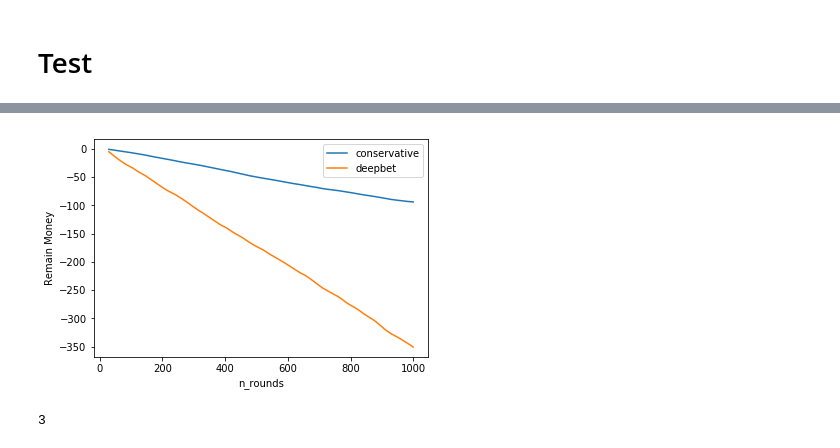
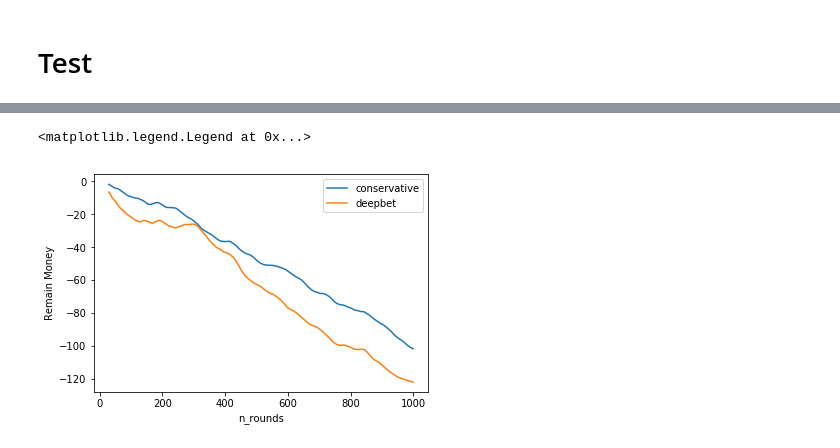
Before and after one commit to Robertren/RLBlackjack, a Jupyter notebook: Betting Environment.ipynb, the cells around one changed output, grey strips where cells are left out. Saved outputs shown, nothing was run; the diff lists cells and outputs as text; code cells hidden in the pictures.

```diff
--- a/Betting Environment.ipynb
+++ b/Betting Environment.ipynb
@@ -32,6 +32,7 @@ class BlackjackBetEnv(object):
         blackjack_agent_class,
         pretrained_agent_path=None,
         cotrain_blackjack_agent=True,
+        memory_size=5,
         obs_limit=128,
         init_money=0,
         n_actions=10
@@ -46,10 +47,12 @@ class BlackjackBetEnv(object):
         if pretrained_agent_path is not None:
             self.agent_blackjack.load_state_dict(torch.load(pretrained_agent_path))
         # Observation and State spaces
-        high = np.array([obs_limit])
+        self.memory_size = memory_size
+        high = np.array([obs_limit]+[n_actions]*self.memory_size)
         self.observation_space = spaces.Box(-high, high)
         self.action_space = spaces.Discrete(n_actions)
-        self.money_remain = init_money
+        self.money_remain = self.init_money
+        self.recent_rewards = []
         # Reset random seed
         self.seed()
         self.reset()
@@ -59,6 +62,12 @@ class BlackjackBetEnv(object):
         deal_card = [dealer[0]]
         player_card = player + [0] * (15 - len(player))
         return player_card + deal_card
+
+    def _get_obs(self):
+        recent_rewards_buffer = [0.]*self.memory_size
+        for i, reward in enumerate(self.recent_rewards):
+            recent_rewards_buffer[i] = reward
+        return [self.money_remain] + recent_rewards_buffer
 
     def step(self, action):
         round_finished = False
@@ -86,16 +95,19 @@ class BlackjackBetEnv(object):
 #             print('Blackjack_reward:', blackjack_reward)
 #             print()
         bet_reward = blackjack_reward*(action+1)
+        self.recent_rewards.append(bet_reward)
+        if len(self.recent_rewards) > self.memory_size:
+            self.recent_rewards.pop(0)
         self.env_blackjack.reset()
         self.money_remain += bet_reward
-        done = self.observation_space.contains(np.array([self.money_remain])) == False
-        return [self.money_remain], bet_reward, done, {}
+        done = self.observation_space.contains(np.array(self._get_obs())) == False
+        return self._get_obs(), bet_reward, done, {}
 
     def reset(self):
         self.money_remain = self.init_money
         self.env_blackjack.reset()
         # return initial state
-        return [0.]
+        return self._get_obs()
 
     def seed(self, seed=None):
         self.np_random, seed = seeding.np_random(seed)
@@ -278,7 +290,7 @@ conservative_bet_agent = ConservativeBetAgent(n_inputs=1, n_outputs=10, gamma=0.
 # %% [markdown]
 ## Deep Q Agent
 # %%
-deep_bet_agent = NetworkAgent(n_inputs=1, n_outputs=10, gamma=0.75, lr=0.01)
+deep_bet_agent = NetworkAgent(n_inputs=6, n_outputs=10, gamma=0.9, lr=0.0005)
 # %% [markdown]
 # Training
 # %%
@@ -368,4 +378,8 @@ history_deepbet = evaluate(bet_env, deep_bet_agent, 1000, 100)
 # %%
+history_conservative = evaluate(bet_env, conservative_bet_agent, 1000, 10)
+
+history_deepbet = evaluate(bet_env, deep_bet_agent, 1000, 10)
+
 fig = plt.figure()
 ax = fig.add_subplot(111)
 plot_history(history_conservative, ax=ax, label='conservative')
@@ -376,5 +391,2 @@ plt.legend()
+<matplotlib.legend.Legend at 0x...>
-[figure, old version]
+[figure, new version]
-# %%
-deep_bet_agent.choose([2])
-# %% [output]
-3
```
Also changed, not shown: parts of 7 cells of this notebook.
